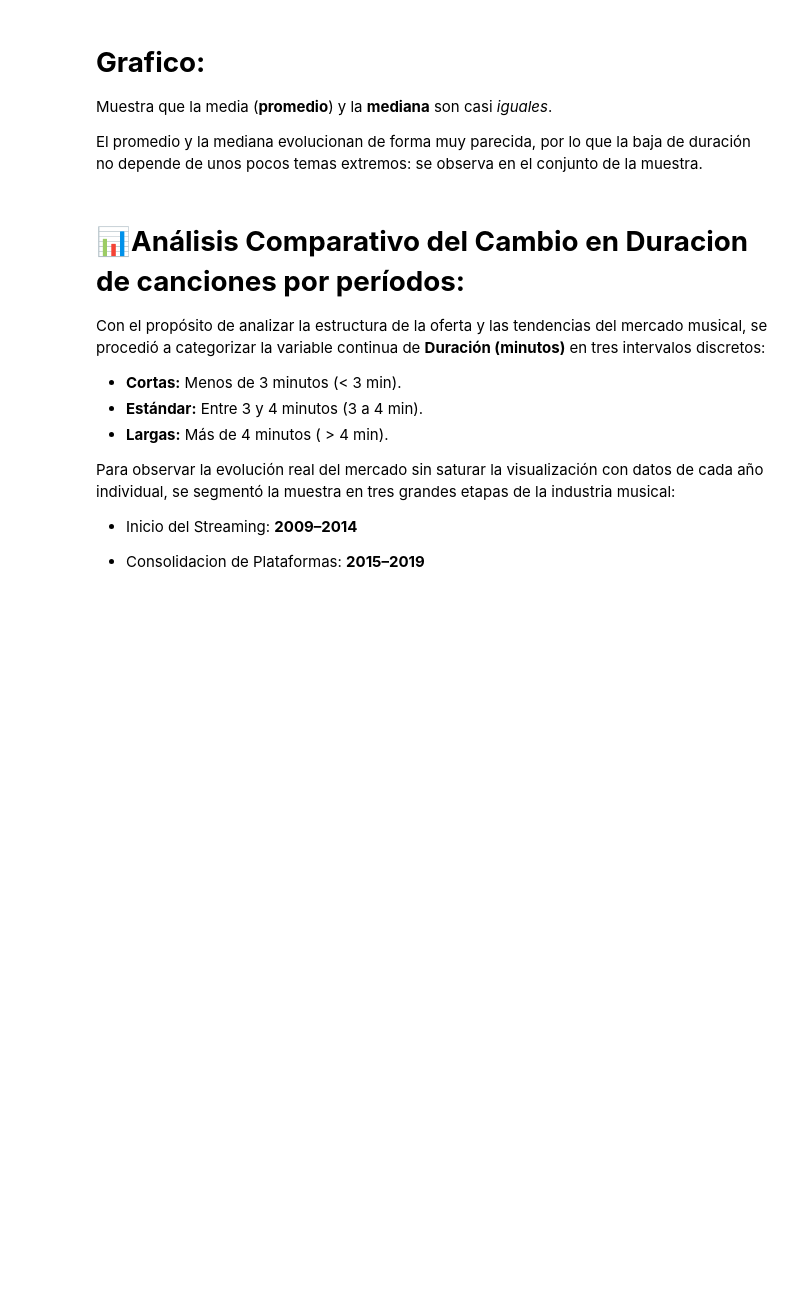
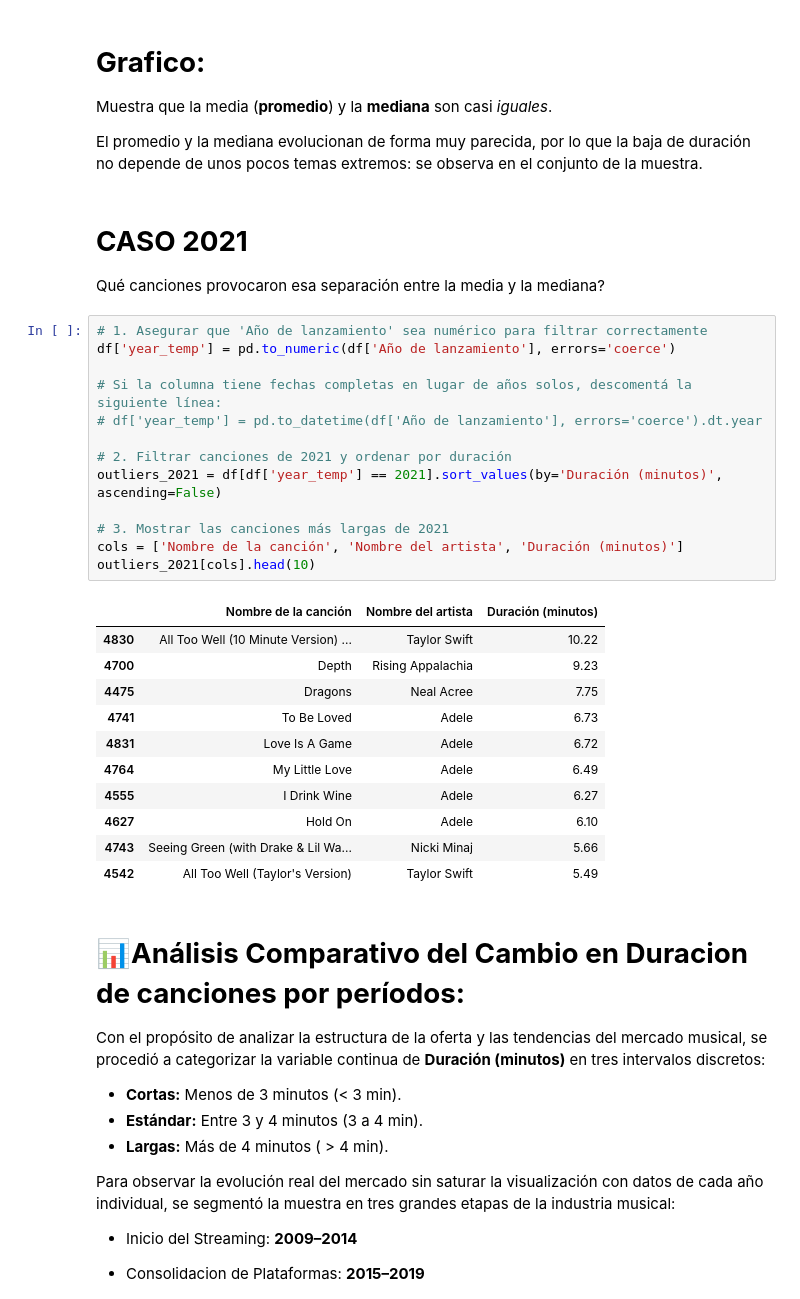
Before and after one commit to OjedaRocio/TP-Grupal-Laboratorio-2C-2026, a Jupyter notebook: TP_Grupal.ipynb, the cells around one changed output. Cells and saved outputs as stored; diff of their text form; blank space fills up the shorter version.

```diff
--- a/TP_Grupal.ipynb
+++ b/TP_Grupal.ipynb
@@ -720,6 +720,34 @@ plt.show()
  Muestra que la media (**promedio**) y la **mediana** son casi *iguales*.
 
  El promedio y la mediana evolucionan de forma muy parecida, por lo que la baja de duración no depende de unos pocos temas extremos: se observa en el conjunto de la muestra.
+# %% [markdown]
+# **CASO 2021**
+Qué canciones provocaron esa separación entre la media y la mediana?
+# %%
+# 1. Asegurar que 'Año de lanzamiento' sea numérico para filtrar correctamente
+df['year_temp'] = pd.to_numeric(df['Año de lanzamiento'], errors='coerce')
+
+# Si la columna tiene fechas completas en lugar de años solos, descomentá la siguiente línea:
+# df['year_temp'] = pd.to_datetime(df['Año de lanzamiento'], errors='coerce').dt.year
+
+# 2. Filtrar canciones de 2021 y ordenar por duración
+outliers_2021 = df[df['year_temp'] == 2021].sort_values(by='Duración (minutos)', ascending=False)
+
+# 3. Mostrar las canciones más largas de 2021
+cols = ['Nombre de la canción', 'Nombre del artista', 'Duración (minutos)']
+outliers_2021[cols].head(10)
+# %% [output]
+|  | Nombre de la canción | Nombre del artista | Duración (minutos) |
+| 4830 | All Too Well (10 Minute Version) ... | Taylor Swift | 10.22 |
+| 4700 | Depth | Rising Appalachia | 9.23 |
+| 4475 | Dragons | Neal Acree | 7.75 |
+| 4741 | To Be Loved | Adele | 6.73 |
+| 4831 | Love Is A Game | Adele | 6.72 |
+| 4764 | My Little Love | Adele | 6.49 |
+| 4555 | I Drink Wine | Adele | 6.27 |
+| 4627 | Hold On | Adele | 6.10 |
+| 4743 | Seeing Green (with Drake & Lil Wa... | Nicki Minaj | 5.66 |
+| 4542 | All Too Well (Taylor's Version) | Taylor Swift | 5.49 |
 # %% [markdown]
  # 📊**Análisis Comparativo del Cambio en Duracion de canciones por períodos:**
  Con el propósito de analizar la estructura de la oferta y las tendencias del mercado musical, se procedió a categorizar la variable continua de **Duración (minutos)** en tres intervalos discretos:
```
Also changed, not shown: parts of 18 cells of this notebook.
